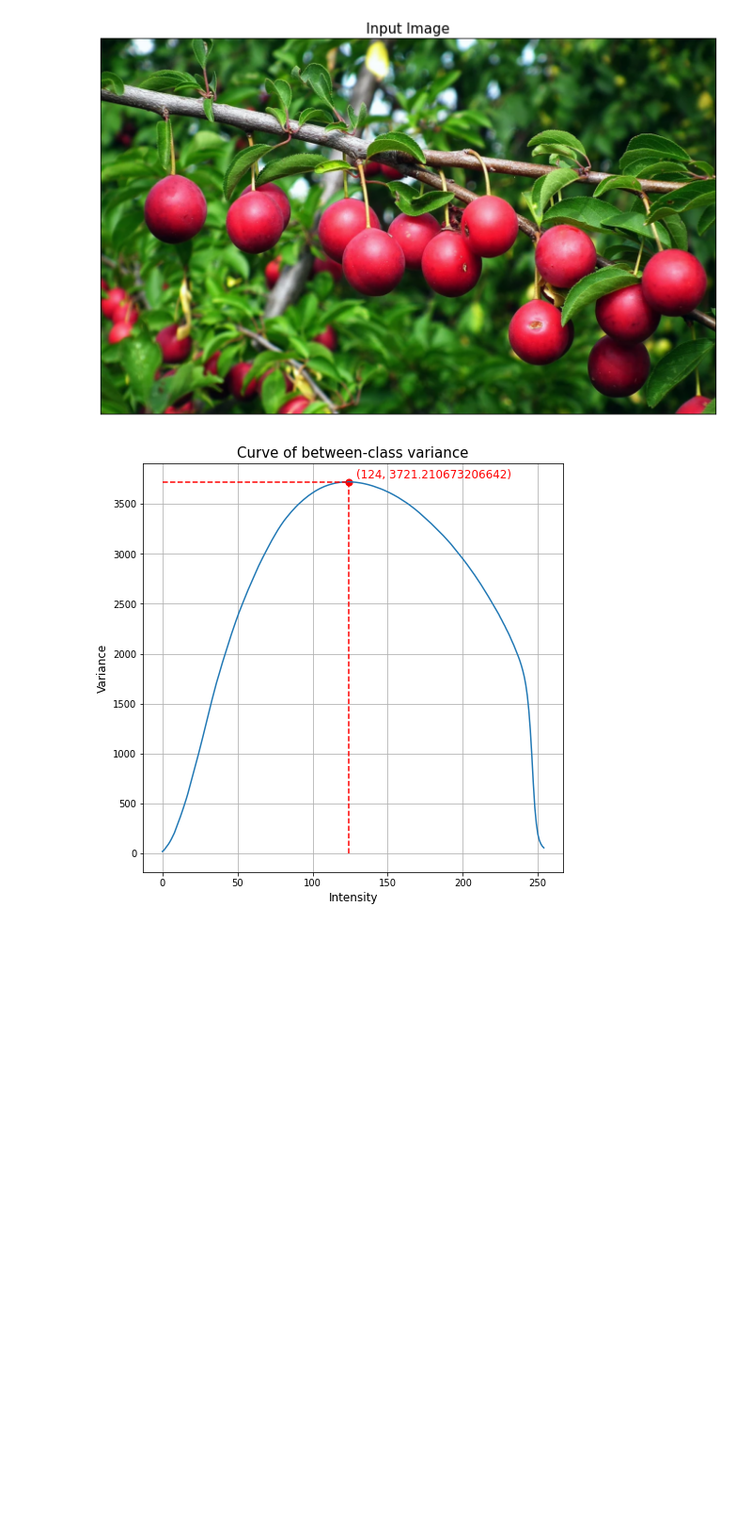
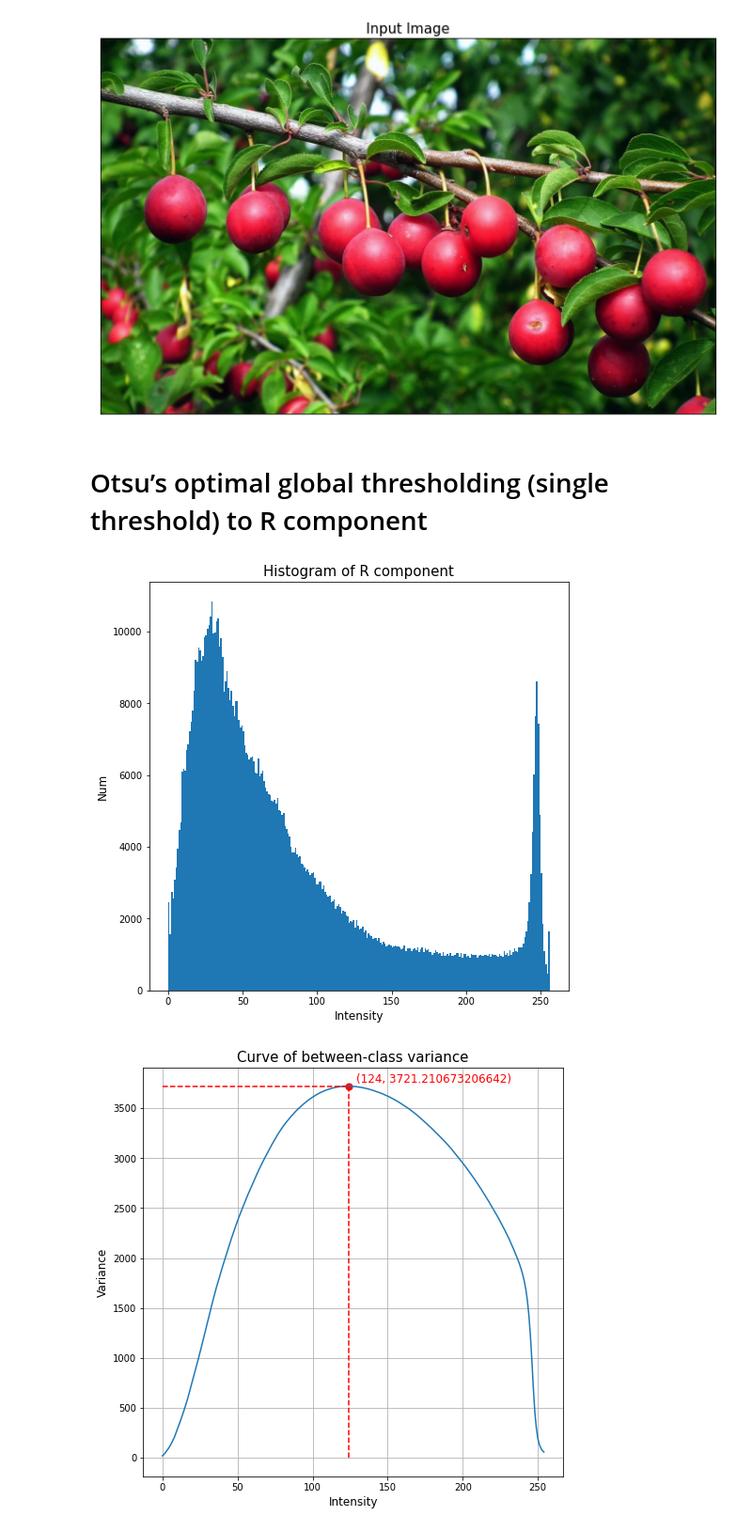
Before and after one commit to Louis5228/Digital-Image-Process, a Jupyter notebook: Image_segmentation_based_on_thresholding_and_clustering.ipynb, the cells around one changed output. Shown at 94% size. Cells and saved outputs as stored; diff of their text form; code cells hidden in the pictures; blank space fills up the shorter version.

```diff
--- a/Image_segmentation_based_on_thresholding_and_clustering.ipynb
+++ b/Image_segmentation_based_on_thresholding_and_clustering.ipynb
@@ -21,6 +21,8 @@ plt.imshow(show_img)
 plt.show()
 # %% [output]
 [figure]
+# %% [markdown]
+# Otsu’s optimal global thresholding (single threshold) to R component
 # %%
 def cal_global_mean(prob_dist):
   return np.sum(np.arange(256) * prob_dist)
@@ -46,6 +48,15 @@ for k in range(255):
 # Calculate Maximum Between Class Variance
 max_var = max(var_l)
 optimal_threshold = var_l.index(max_var)
+# %%
+plt.figure(figsize=(8,8))
+plt.title('Histogram of R component', fontsize = 15)
+plt.xlabel("Intensity", fontsize = 12)
+plt.ylabel("Num", fontsize = 12)
+plt.hist(r.ravel(),256,[0,256])
+plt.show()
+# %% [output]
+[figure, added]
 # %%
 plt.figure(figsize=(8,8))
 plt.title('Curve of between-class variance', fontsize = 15)
```
Also changed, not shown: parts of 4 cells of this notebook.
